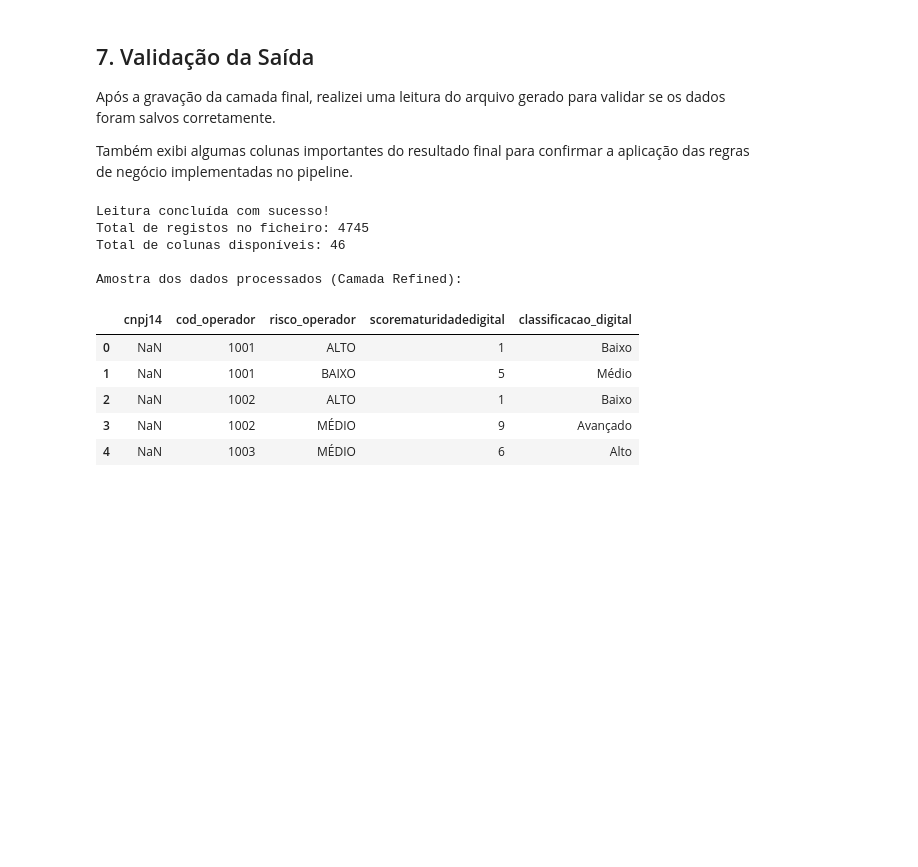
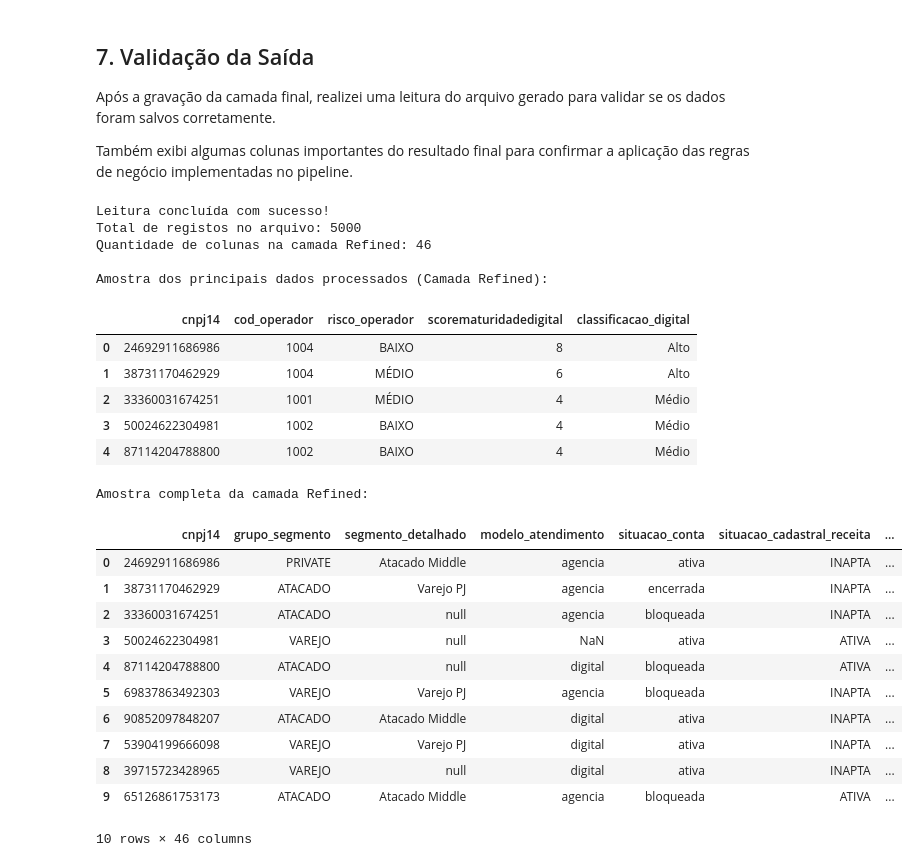
Before and after one commit to Iguwave/case-itau-eng-dados, a Jupyter notebook: pipeline_etl.ipynb, the cells around one changed output. Saved outputs shown, nothing was run; the diff lists cells and outputs as text; code cells hidden in the pictures; blank space fills up the shorter version.

Commit message:
Refatoração técnica: melhorias no pipeline ETL, qualidade dos dados e validações finais

```diff
--- a/pipeline_etl.ipynb
+++ b/pipeline_etl.ipynb
@@ -371,15 +381,15 @@ Também exibi algumas colunas importantes do resultado final para confirmar a ap
 # %%
 import pandas as pd
 
-# Caminho do ficheiro gerado na etapa anterior
+# Caminho do arquivo gerado na etapa anterior
 caminho_saida = "saida_parquet_notebook.parquet"
 
-# Leitura do ficheiro Parquet final
+# Leitura do arquivo Parquet final
 df_validacao = pd.read_parquet(caminho_saida)
 
 print(f"Leitura concluída com sucesso!")
-print(f"Total de registos no ficheiro: {df_validacao.shape[0]}")
-print(f"Total de colunas disponíveis: {df_validacao.shape[1]}\n")
+print(f"Total de registos no arquivo: {df_validacao.shape[0]}")
+print(f"Quantidade de colunas na camada Refined: {df_validacao.shape[1]}\n")
 
 # Selecionamos as colunas-chave do case para demonstrar o resultado final
 colunas_exibicao = [
@@ -390,19 +400,35 @@ colunas_exibicao = [
     "classificacao_digital"
 ]
 
-print("Amostra dos dados processados (Camada Refined):")
+print("Amostra dos principais dados processados (Camada Refined):")
 display(df_validacao[colunas_exibicao].head(5))
-
-# Exemplo de leitura da camada final para validação dos resultados
 # %% [output]
 Leitura concluída com sucesso!
-Total de registos no ficheiro: 4745
-Total de colunas disponíveis: 46
+Total de registos no arquivo: 5000
+Quantidade de colunas na camada Refined: 46
 
-Amostra dos dados processados (Camada Refined):
+Amostra dos principais dados processados (Camada Refined):
 |  | cnpj14 | cod_operador | risco_operador | scorematuridadedigital | classificacao_digital |
-| 0 | NaN | 1001 | ALTO | 1 | Baixo |
-| 1 | NaN | 1001 | BAIXO | 5 | Médio |
-| 2 | NaN | 1002 | ALTO | 1 | Baixo |
-| 3 | NaN | 1002 | MÉDIO | 9 | Avançado |
-| 4 | NaN | 1003 | MÉDIO | 6 | Alto |
+| 0 | 24692911686986 | 1004 | BAIXO | 8 | Alto |
+| 1 | 38731170462929 | 1004 | MÉDIO | 6 | Alto |
+| 2 | 33360031674251 | 1001 | MÉDIO | 4 | Médio |
+| 3 | 50024622304981 | 1002 | BAIXO | 4 | Médio |
+| 4 | 87114204788800 | 1002 | BAIXO | 4 | Médio |
+# %%
+# Validacao completa da camada Refined
+print("Amostra completa da camada Refined:")
+display(df_validacao.head(10))
+# %% [output]
+Amostra completa da camada Refined:
+|  | cnpj14 | grupo_segmento | segmento_detalhado | modelo_atendimento | situacao_conta | situacao_cadastral_receita | ... |
+| 0 | 24692911686986 | PRIVATE | Atacado Middle | agencia | ativa | INAPTA | ... |
+| 1 | 38731170462929 | ATACADO | Varejo PJ | agencia | encerrada | INAPTA | ... |
+| 2 | 33360031674251 | ATACADO | null | agencia | bloqueada | INAPTA | ... |
+| 3 | 50024622304981 | VAREJO | null | NaN | ativa | ATIVA | ... |
+| 4 | 87114204788800 | ATACADO | null | digital | bloqueada | ATIVA | ... |
+| 5 | 69837863492303 | VAREJO | Varejo PJ | agencia | bloqueada | INAPTA | ... |
+| 6 | 90852097848207 | ATACADO | Atacado Middle | digital | ativa | INAPTA | ... |
+| 7 | 53904199666098 | VAREJO | Varejo PJ | digital | ativa | INAPTA | ... |
+| 8 | 39715723428965 | VAREJO | null | digital | ativa | INAPTA | ... |
+| 9 | 65126861753173 | ATACADO | Atacado Middle | agencia | bloqueada | ATIVA | ... |
+10 rows × 46 columns
```
Also changed, not shown: parts of 4 cells of this notebook.
